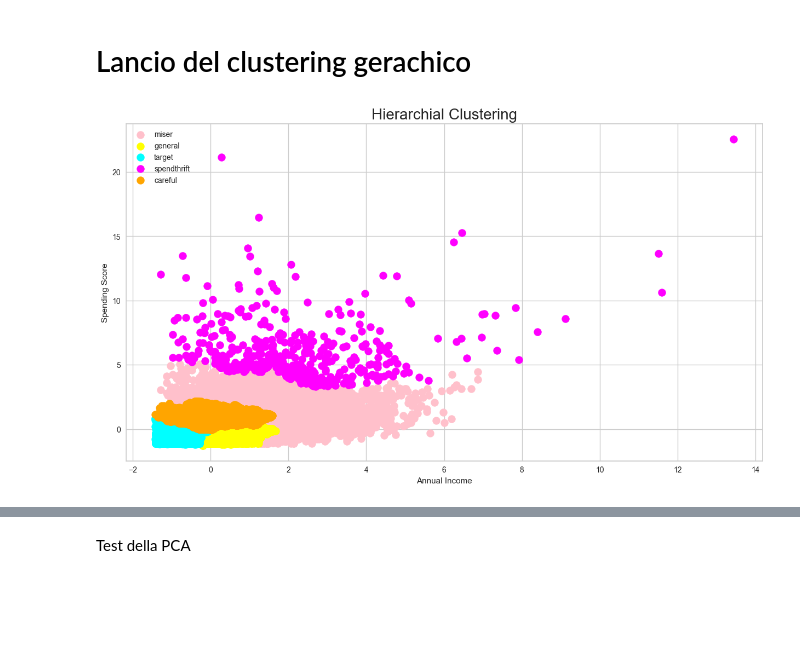
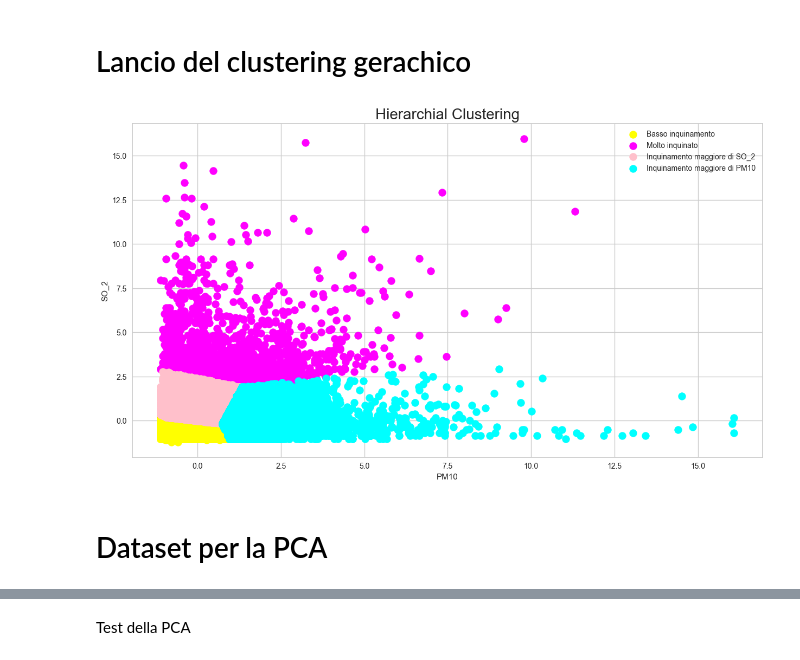
Before and after one commit to ChiaraAmalia/DataScience2Project, a Jupyter notebook: clusterJupy.ipynb, the cells around one changed output, grey strips where cells are left out. Saved outputs shown, nothing was run; the diff lists cells and outputs as text; code cells hidden in the pictures; blank space fills up the shorter version.

```diff
--- a/clusterJupy.ipynb
+++ b/clusterJupy.ipynb
@@ -123,15 +222,18 @@ dtype: int64
 # %%
 full2 = pd.DataFrame()
+silhouette = True
+
+
 time=['2008','2009','2010','2011','2012','2013','2014','2015','2016','2017','2018']#,'2009','2010','2011','2012','2013','2014','2015','2016','2017','2018'
 for d in time:
     if(['2008','2009','2010'].__contains__(d)):
-        a=6
+        a=10
         b=13
     if(['2011','2012','2013','2014','2015','2016'].__contains__(d)):
-        a=6
+        a=8
         b=10
     if(['2017','2018'].__contains__(d)):
-        a=7
+        a=10
         b=12
     full2Year = pd.DataFrame()
     madrid = pd.read_csv(path+"\madrid_"+d+".csv")
@@ -141,23 +243,16 @@ for d in time:
         onlyOne=madrid[madrid["station"].astype(str).str.contains(str(y))].iloc[:,[a,b]]
         copy = onlyOne.copy()
         newValue1= stats.trim_mean(copy['SO_2'].dropna().values,0.05) # La faccio qui
-        newValue2= stats.trim_mean(copy['NO_2'].dropna().values,0.05)
+        newValue2= stats.trim_mean(copy['PM10'].dropna().values,0.05)
         onlyOne['SO_2'] = onlyOne['SO_2'].fillna(newValue1) # Questo mette la media al posto dei nulli
-        onlyOne['NO_2'] = onlyOne['NO_2'].fillna(newValue2) # Questo mette la media al posto dei nulli
+        onlyOne['PM10'] = onlyOne['PM10'].fillna(newValue2) # Questo mette la media al posto dei nulli
 
-        '''if(not math.isnan(newValue)):
-            full2 = pd.concat([full2,onlyOne])'''
-        if(onlyOne['NO_2'].isna().sum() == 0 and onlyOne['SO_2'].isna().sum() == 0):
+        if(onlyOne['PM10'].isna().sum() == 0 and onlyOne['SO_2'].isna().sum() == 0):
             full2Year = pd.concat([full2Year,onlyOne])
 
-    '''if(full2Year.isna().sum() != 0):
-        copy = full2Year.copy()
-        newValue= stats.trim_mean(copy.dropna().values,0.05)
-        full2Year = full2Year.fillna(newValue)
-        full2 = pd.concat([full2,full2Year])
-    else:
-        full2 = pd.concat([full2,full2Year])'''
-
+    if(silhouette): # Qui introduco la randomizzazione per ogni anno
+        list = random.sample(range(0,full2Year.count().max()),5000)
+        full2Year = full2Year.iloc[list]
     full2 = pd.concat([full2,full2Year],ignore_index=True)
 
 
@@ -369,20 +435,21 @@ plt.show()
 # %%
 from sklearn.cluster import AgglomerativeClustering
 
-hc = AgglomerativeClustering(n_clusters = 5, affinity = 'euclidean', linkage = 'ward')
+hc = AgglomerativeClustering(n_clusters = 4, affinity = 'euclidean', linkage = 'ward')
 y_hc = hc.fit_predict(clustering1)
 
 plt.figure(figsize=(15,8))
-plt.scatter(clustering1[y_hc == 0, 0], clustering1[y_hc == 0, 1], s = 100, c = 'pink', label = 'miser')
-plt.scatter(clustering1[y_hc == 1, 0], clustering1[y_hc == 1, 1], s = 100, c = 'yellow', label = 'general')
-plt.scatter(clustering1[y_hc == 2, 0], clustering1[y_hc == 2, 1], s = 100, c = 'cyan', label = 'target')
-plt.scatter(clustering1[y_hc == 3, 0], clustering1[y_hc == 3, 1], s = 100, c = 'magenta', label = 'spendthrift')
-plt.scatter(clustering1[y_hc == 4, 0], clustering1[y_hc == 4, 1], s = 100, c = 'orange', label = 'careful')
+plt.scatter(clustering1[y_means == 1, 0], clustering1[y_means == 1, 1], s = 100, c = 'yellow', label = 'Basso inquinamento')
+plt.scatter(clustering1[y_means == 3, 0], clustering1[y_means == 3, 1], s = 100, c = 'magenta', label = 'Molto inquinato')
+plt.scatter(clustering1[y_means == 2, 0], clustering1[y_means == 2, 1], s = 100, c = 'pink', label = 'Inquinamento maggiore di SO_2')
+plt.scatter(clustering1[y_means == 0, 0], clustering1[y_means == 0, 1], s = 100, c = 'cyan', label = 'Inquinamento maggiore di PM10')
 
 plt.title('Hierarchial Clustering', fontsize = 20)
-plt.xlabel('Annual Income')
-plt.ylabel('Spending Score')
+plt.xlabel('PM10')
+plt.ylabel('SO_2')
 plt.legend()
 plt.show()
 # %% [output]
-[figure, old version]
+[figure, new version]
+# %% [markdown]
+# Dataset per la PCA
```
Also changed, not shown: parts of 22 cells of this notebook.
